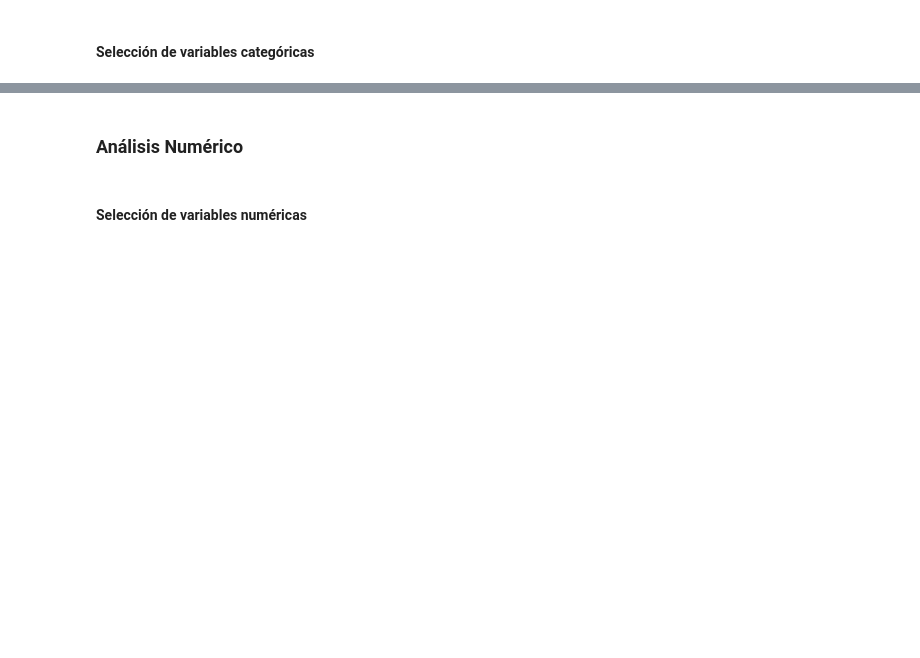
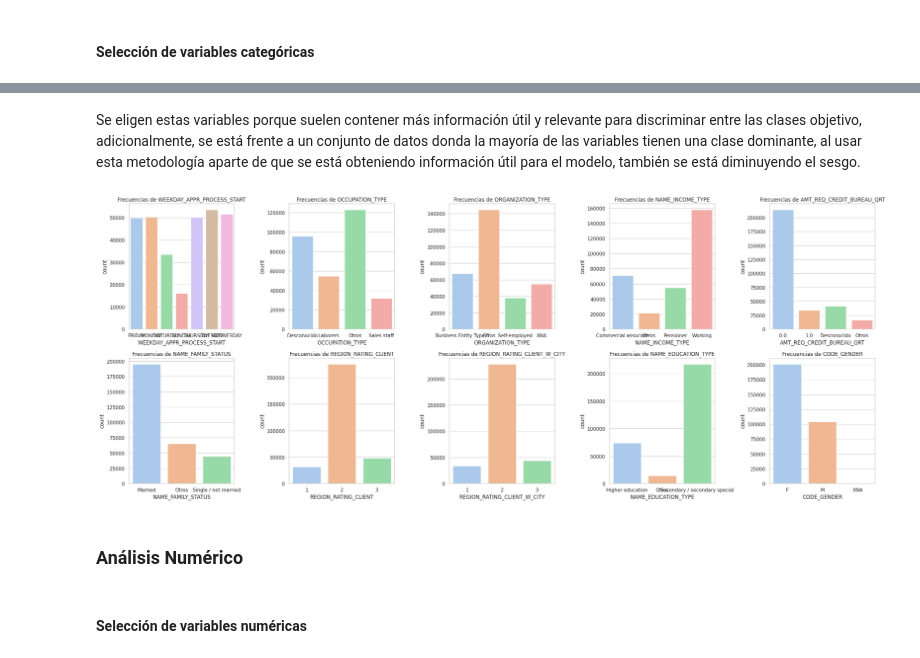
Before and after one commit to lissebas/machine-learning2, a Jupyter notebook: final.ipynb, the cells around one changed output, grey strips where cells are left out. Saved outputs shown, nothing was run; the diff lists cells and outputs as text; code cells hidden in the pictures; blank space fills up the shorter version.

```diff
--- a/final.ipynb
+++ b/final.ipynb
@@ -25,0 +148,6 @@ data.head(4)
+# %%
+porcentaje = data[columnas_categoricas].isnull().mean() * 100
+columns_to_clean = porcentaje[porcentaje < 5].index
+
+# Se eliminan los registros de las variables que cumplen la condición anterior
+data = data.dropna(subset=columns_to_clean)
@@ -27,0 +305,17 @@ data.head(4)
+# %%
+# Función para calcular la entropía de una variable categórica
+def calcular_entropia(columna):
+    frecuencias = columna.value_counts(normalize=True)
+    entropia = -np.sum(frecuencias * np.log2(frecuencias))
+    return entropia
+
+# Se calcula la entropía para cada columna categórica
+entropias = {col: calcular_entropia(data[col]) for col in relacion_sig}
+entropias_ordenadas = sorted(entropias.items(), key=lambda x: x[1], reverse=True)
+
+top_10_variables = entropias_ordenadas[:10]
+top_10_variables_nombre = list(map(lambda t: t[0], top_10_variables))
+
+print("Top 10 variables categóricas con mayor entropía:")
+for col, entropia in top_10_variables:
+    print(f"{col}: {entropia}")
@@ -28,3 +334,21 @@ data.head(4)
+# %% [markdown]
+Se eligen estas variables porque suelen contener más información útil y relevante para discriminar entre las clases objetivo, adicionalmente, se está frente a un conjunto de datos donda la mayoría de las variables tienen una clase dominante, al usar esta metodología aparte de que se está obteniendo información útil para el modelo, también se está diminuyendo el sesgo.
+# %%
+fig, axes = plt.subplots(2, 5, figsize=(5 * 5, 5 * 2))
+
+axes = axes.flatten()
+
+for i, col in enumerate(top_10_variables_nombre):
+    sns.countplot(x=col, data=data, palette='pastel', ax=axes[i])
+    axes[i].set_title(f'Frecuencias de {col}')
+
+for j in range(i + 1, len(axes)):
+    axes[j].axis('off')
+
+plt.tight_layout()
+plt.show()
+# %% [output]
+[figure, added]
 # %% [markdown]
 ### Análisis Numérico
 # %% [markdown]
```
Also changed, not shown: parts of 26 cells of this notebook, 1 other file.
